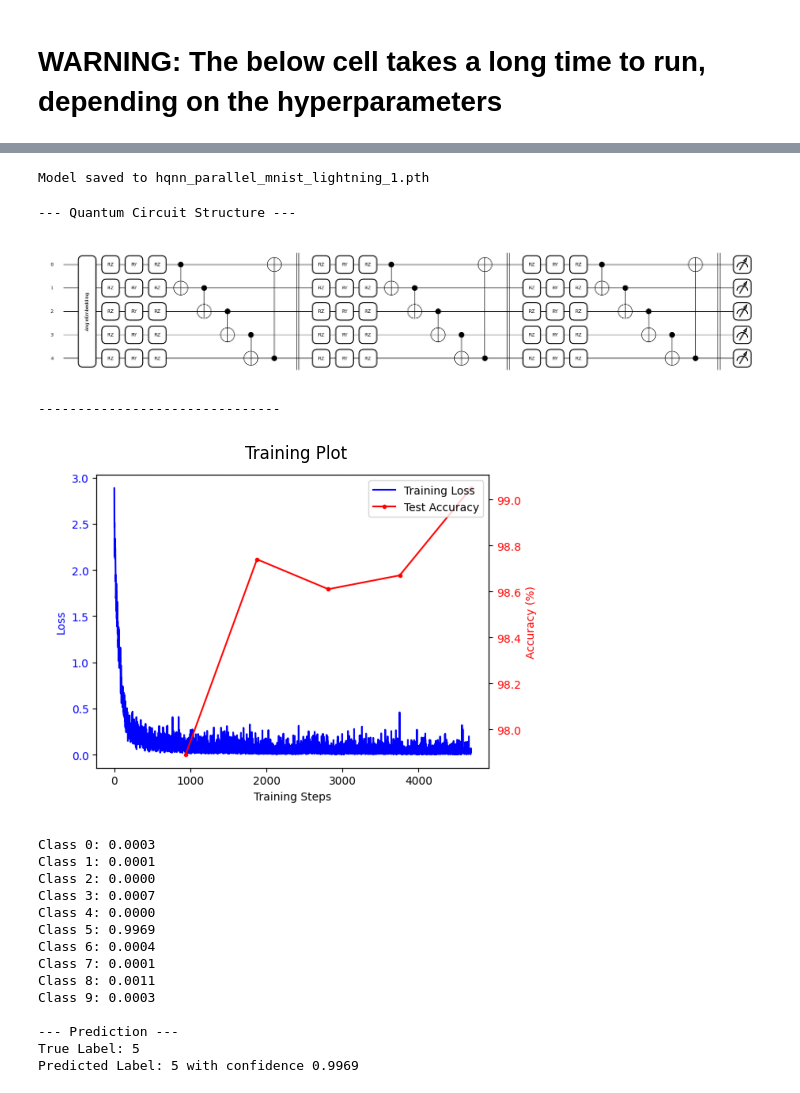
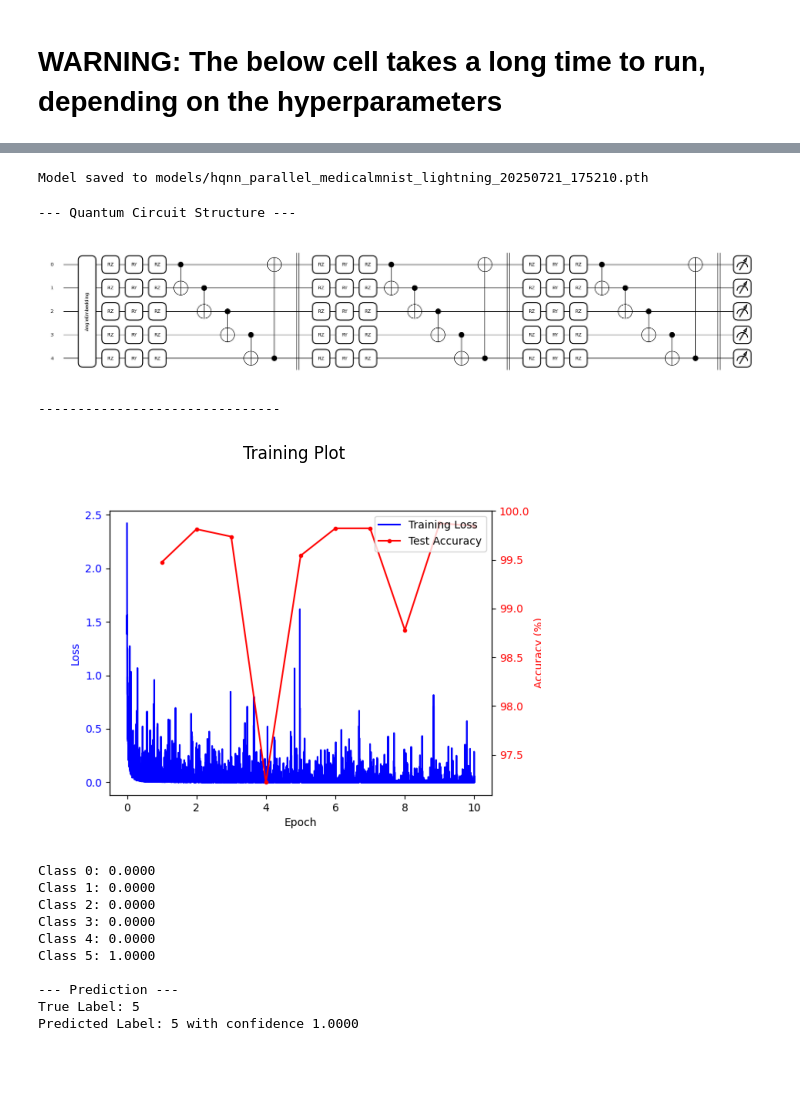
Before and after one commit to pk-2004/quantum-classification, a Jupyter notebook: HQNN/medical_mnist/HQNN-Parallel-local.ipynb, the cells around one changed output, grey strips where cells are left out. Cells and saved outputs as stored; diff of their text form; code cells hidden in the pictures; blank space fills up the shorter version.

Commit message:
trained on medical mnist

```diff
--- a/HQNN/medical_mnist/HQNN-Parallel-local.ipynb
+++ b/HQNN/medical_mnist/HQNN-Parallel-local.ipynb
@@ -631,7 +648,7 @@ trained_model, plot = train_model(hqnn_model, train_dataset, test_dataset, epoch
 # %%
 # Find a unique filename to avoid overwriting existing models
 timestamp = datetime.now().strftime("%Y%m%d_%H%M%S")
-base = 'models/hqnn_parallel_mnist_lightning/hqnn_parallel_mnist_lightning'
+base = 'models/hqnn_parallel_medicalmnist_lightning'
 ext = '.pth'
 filename = f"{base}_{timestamp}{ext}"
 
@@ -645,7 +662,7 @@ save_dict = {
 torch.save(save_dict, filename)
 print(f"Model saved to {filename}")
 # %% [output]
-Model saved to hqnn_parallel_mnist_lightning_1.pth
+Model saved to models/hqnn_parallel_medicalmnist_lightning_20250721_175210.pth
 # %%
 def load_model(filepath):
     checkpoint = torch.load(filepath)
@@ -696,37 +713,33 @@ def predict_image(model, image_tensor):
 # %%
 # 4. Test prediction on a single image
 # Load the model from file
 loaded_model = load_model(filename)
 
 # Select a random image from the test dataset
 random_idx = random.randint(0, len(test_dataset) - 1)
 img, label = test_dataset[random_idx]
 img_batch = img.unsqueeze(0)  # Add batch dimension
 
 predicted, confidence = predict_image(loaded_model, img_batch)
 print(f"\n--- Prediction ---")
 print(f"True Label: {label}")
 print(f"Predicted Label: {predicted} with confidence {confidence:.4f}")
 
-plt.imshow(img.squeeze(), cmap='gray')
+plt.imshow(img.permute(1, 2, 0).numpy())
 plt.title(f"Predicted: {predicted}, True: {label}")
 plt.show()
 # %% [output]
 --- Quantum Circuit Structure ---
 [figure]
 -------------------------------
-[figure, old version]
+[figure, new version]
-Class 0: 0.0003
-Class 1: 0.0001
+Class 0: 0.0000
+Class 1: 0.0000
 Class 2: 0.0000
-Class 3: 0.0007
+Class 3: 0.0000
 Class 4: 0.0000
-Class 5: 0.9969
-Class 6: 0.0004
-Class 7: 0.0001
-Class 8: 0.0011
-Class 9: 0.0003
+Class 5: 1.0000
 
 --- Prediction ---
 True Label: 5
-Predicted Label: 5 with confidence 0.9969
+Predicted Label: 5 with confidence 1.0000
```
Also changed, not shown: parts of 5 cells of this notebook, 1 other file.
